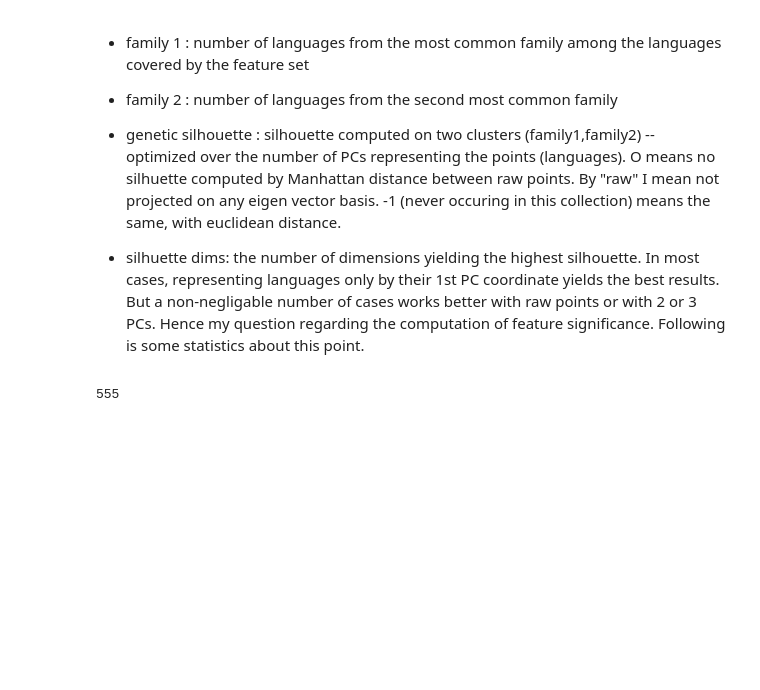
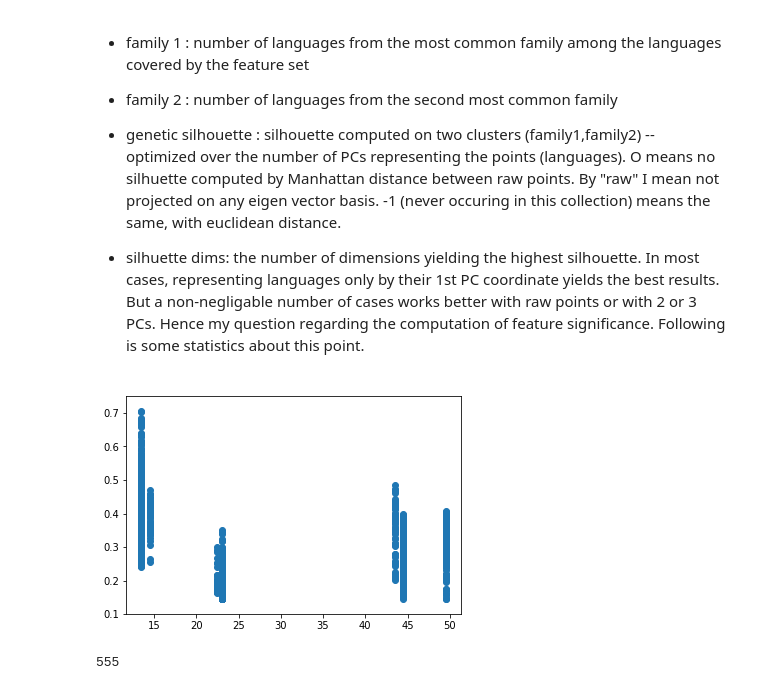
Before and after one commit to ilay32/wals-project, a Jupyter notebook: subareas.ipynb, the cells around one changed output. Drawn from its saved outputs; the diff is of its cells as text; code cells hidden in the pictures; blank space fills up the shorter version.

```diff
--- a/subareas.ipynb
+++ b/subareas.ipynb
@@ -60,5 +31,4 @@ As you can see, there were only 4 groups in the vowels set, so it can't really b
 
 The following statistics were computed on 1500 phonological feature sets including at least 4 features, from exactlyt two subgroups -- either consonants, vowels or consonants,prosody --  with a maximal proportion of 0.7 for the dominant subarea.
 # %%
-groups = pickle.load(open('feature-sets/phon-2subs-1832-index5-with-gensep.pkl','rb'))
-groups = groups[:1500]
+groups = pickle.load(open('feature-sets/phon-2subs-1832-index5-with-gensep.pkl','rb'))[:1500]
@@ -65,6 +37,7 @@ groups = groups[:1500]
 # %%
 gstats = list()
 for g in groups:
+    g.currrent_axis = None
     top2fams = g.families.most_common(2)
     gstats.append({
         'spectral index' : g.quality_index,
@@ -94,6 +67,11 @@ gstats.describe()
 * genetic silhouette : silhouette computed on two clusters (family1,family2) -- optimized over the number of PCs representing the points (languages). O means no silhuette computed by Manhattan distance between raw points. By "raw" I mean not projected on any eigen vector basis.  -1 (never occuring in this collection) means the same, with euclidean distance.
 
 * silhuette dims: the number of dimensions yielding the highest silhouette. In most cases, representing languages only by their 1st PC coordinate yields the best results. But a non-negligable number of cases works better with raw points or with 2 or 3 PCs. Hence my question regarding the computation of feature significance. Following is some statistics about this point.
+# %%
+plt.scatter((gstats['family 1'] + gstats['family 2'])/2,gstats['genetic silhouette'])
+plt.show()
+# %% [output]
+[figure, added]
 # %%
 # Number of feature sets for which the best silhouette is provided by some representation other than
 # purely 1st PC
```
Also changed, not shown: parts of 10 cells of this notebook, 1 other file.
